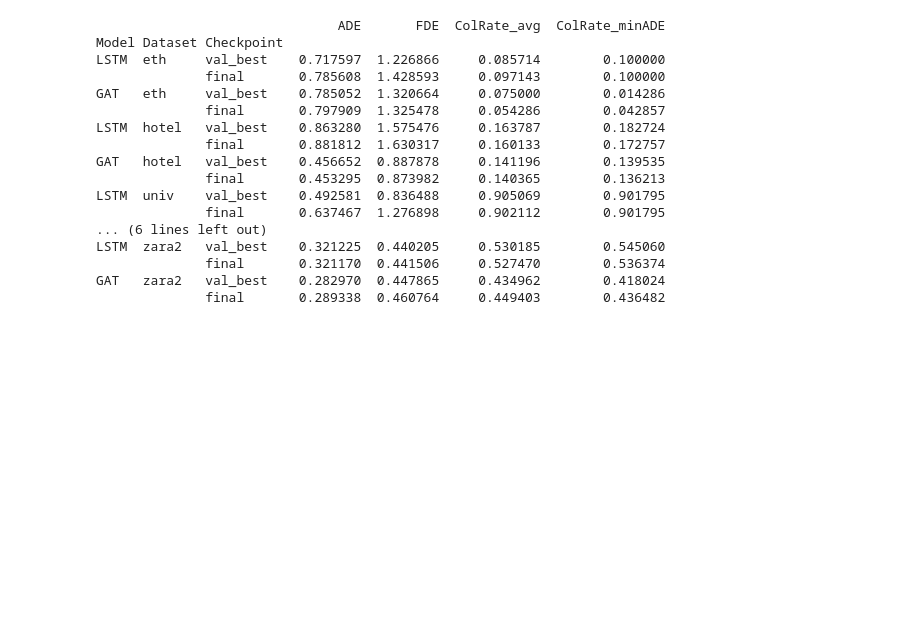
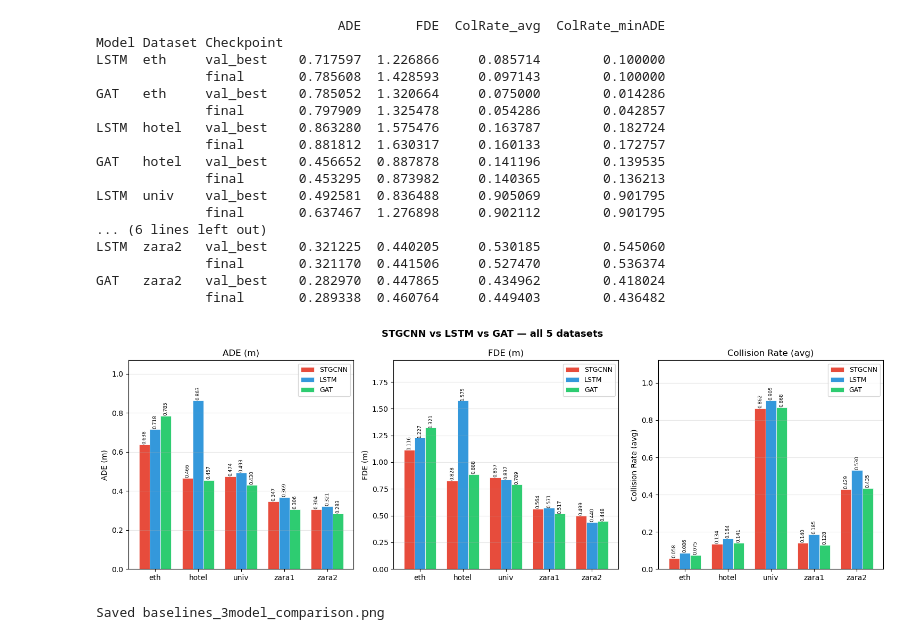
Before and after one commit to lyc95/Collision-Aware-Trajectory-Prediction, a Jupyter notebook: Colab_Compare_Baselines.ipynb, the cells around one changed output. Saved outputs shown, nothing was run; the diff lists cells and outputs as text; code cells hidden in the pictures; blank space fills up the shorter version.

```diff
--- a/Colab_Compare_Baselines.ipynb
+++ b/Colab_Compare_Baselines.ipynb
@@ -319,3 +319,76 @@ LSTM  zara2   val_best    0.321225  0.440205     0.530185        0.545060
               final       0.321170  0.441506     0.527470        0.536374
 GAT   zara2   val_best    0.282970  0.447865     0.434962        0.418024
               final       0.289338  0.460764     0.449403        0.436482
+# %%
+
+# ── 3-model comparison: STGCNN vs LSTM vs GAT ──────────────────────────────
+import pandas as pd
+import numpy as np
+import matplotlib.pyplot as plt
+
+DATASETS = ['eth', 'hotel', 'univ', 'zara1', 'zara2']
+
+all_rows = [
+    # STGCNN (250 epochs, baseline loss)
+    {'Model': 'STGCNN', 'Dataset': 'eth',   'ADE': 0.6376, 'FDE': 1.1157, 'ColRate_avg': 0.0579},
+    {'Model': 'STGCNN', 'Dataset': 'hotel', 'ADE': 0.4657, 'FDE': 0.8282, 'ColRate_avg': 0.1342},
+    {'Model': 'STGCNN', 'Dataset': 'univ',  'ADE': 0.4740, 'FDE': 0.8574, 'ColRate_avg': 0.8624},
+    {'Model': 'STGCNN', 'Dataset': 'zara1', 'ADE': 0.3474, 'FDE': 0.5639, 'ColRate_avg': 0.1395},
+    {'Model': 'STGCNN', 'Dataset': 'zara2', 'ADE': 0.3045, 'FDE': 0.4986, 'ColRate_avg': 0.4294},
+    # LSTM (100 epochs, val_best)
+    {'Model': 'LSTM',   'Dataset': 'eth',   'ADE': 0.7176, 'FDE': 1.2269, 'ColRate_avg': 0.0857},
+    {'Model': 'LSTM',   'Dataset': 'hotel', 'ADE': 0.8633, 'FDE': 1.5755, 'ColRate_avg': 0.1638},
+    {'Model': 'LSTM',   'Dataset': 'univ',  'ADE': 0.4926, 'FDE': 0.8365, 'ColRate_avg': 0.9051},
+    {'Model': 'LSTM',   'Dataset': 'zara1', 'ADE': 0.3692, 'FDE': 0.5707, 'ColRate_avg': 0.1849},
+    {'Model': 'LSTM',   'Dataset': 'zara2', 'ADE': 0.3212, 'FDE': 0.4402, 'ColRate_avg': 0.5302},
+    # GAT (100 epochs, val_best)
+    {'Model': 'GAT',    'Dataset': 'eth',   'ADE': 0.7851, 'FDE': 1.3207, 'ColRate_avg': 0.0750},
+    {'Model': 'GAT',    'Dataset': 'hotel', 'ADE': 0.4567, 'FDE': 0.8879, 'ColRate_avg': 0.1412},
+    {'Model': 'GAT',    'Dataset': 'univ',  'ADE': 0.4305, 'FDE': 0.7894, 'ColRate_avg': 0.8676},
+    {'Model': 'GAT',    'Dataset': 'zara1', 'ADE': 0.3061, 'FDE': 0.5170, 'ColRate_avg': 0.1278},
+    {'Model': 'GAT',    'Dataset': 'zara2', 'ADE': 0.2830, 'FDE': 0.4479, 'ColRate_avg': 0.4350},
+]
+
+df_all = pd.DataFrame(all_rows)
+
+MODEL_ORDER   = ['STGCNN', 'LSTM', 'GAT']
+METRICS       = ['ADE', 'FDE', 'ColRate_avg']
+METRIC_LABELS = {'ADE': 'ADE (m)', 'FDE': 'FDE (m)', 'ColRate_avg': 'Collision Rate (avg)'}
+COLORS        = {'STGCNN': '#e74c3c', 'LSTM': '#3498db', 'GAT': '#2ecc71'}
+
+x     = np.arange(len(DATASETS))
+width = 0.25
+
+fig, axes = plt.subplots(1, 3, figsize=(15, 5))
+
+for ax, metric in zip(axes, METRICS):
+    for i, model in enumerate(MODEL_ORDER):
+        vals = [
+            df_all.loc[(df_all.Model == model) & (df_all.Dataset == ds), metric].values[0]
+            if len(df_all.loc[(df_all.Model == model) & (df_all.Dataset == ds)]) else float('nan')
+            for ds in DATASETS
+        ]
+        offset = (i - 1) * width
+        bars = ax.bar(x + offset, vals, width, label=model,
+                      color=COLORS[model], edgecolor='white', linewidth=0.5)
+        for bar, v in zip(bars, vals):
+            if not np.isnan(v):
+                ax.text(bar.get_x() + bar.get_width() / 2, v + 0.003,
+                        f'{v:.3f}', ha='center', va='bottom', fontsize=6.5, rotation=90)
+
+    ax.set_xticks(x)
+    ax.set_xticklabels(DATASETS, fontsize=10)
+    ax.set_title(METRIC_LABELS[metric], fontsize=12)
+    ax.set_ylabel(METRIC_LABELS[metric], fontsize=10)
+    ax.legend(fontsize=9)
+    ax.grid(True, alpha=0.3, axis='y')
+    ax.set_ylim(0, ax.get_ylim()[1] * 1.18)
+
+fig.suptitle('STGCNN vs LSTM vs GAT — all 5 datasets', fontsize=13, fontweight='bold')
+plt.tight_layout()
+plt.savefig('baselines_3model_comparison.png', dpi=150, bbox_inches='tight')
+plt.show()
+print('Saved baselines_3model_comparison.png')
+# %% [output]
+[figure, added]
+Saved baselines_3model_comparison.png
```
Also changed, not shown: 1 other file.
